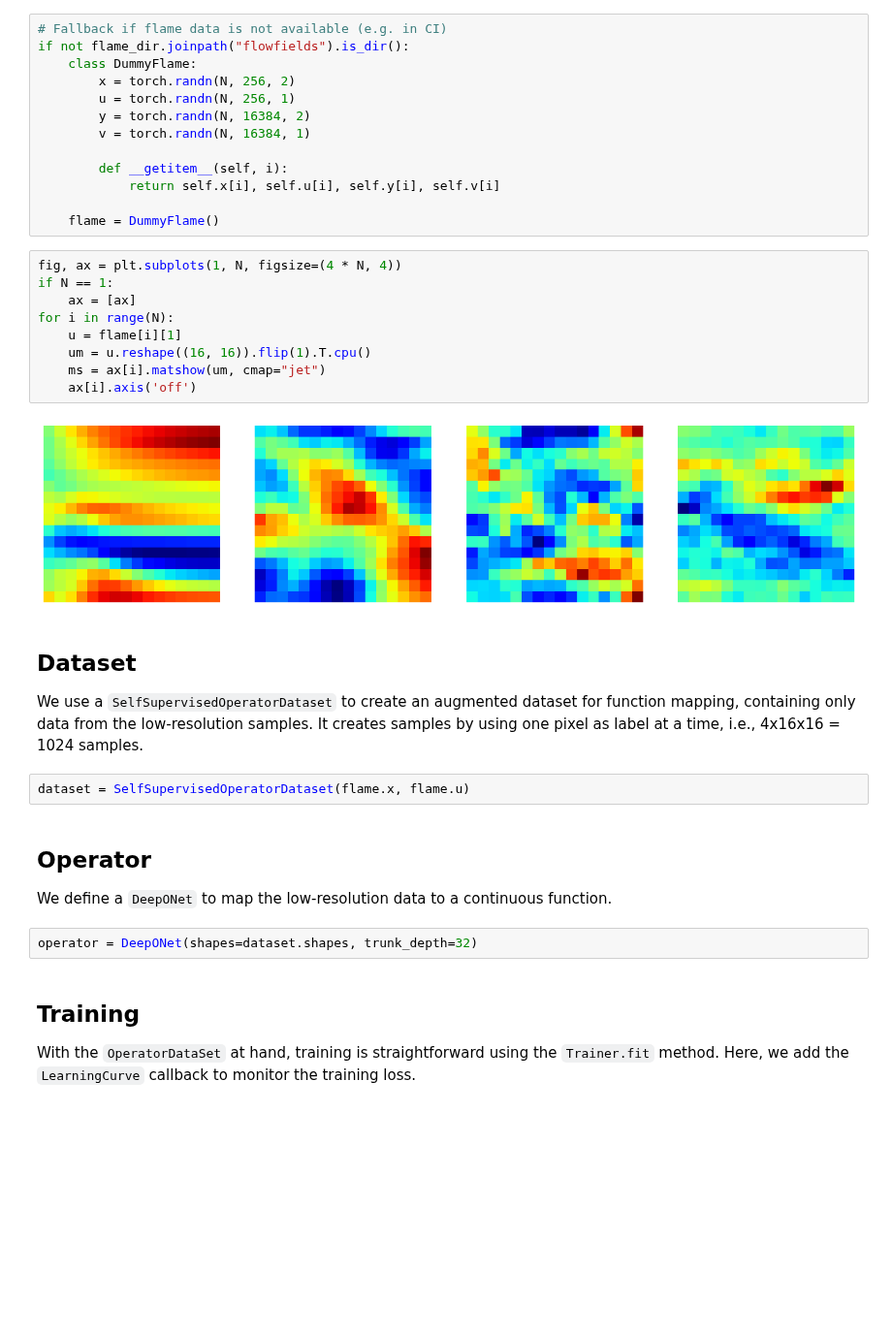
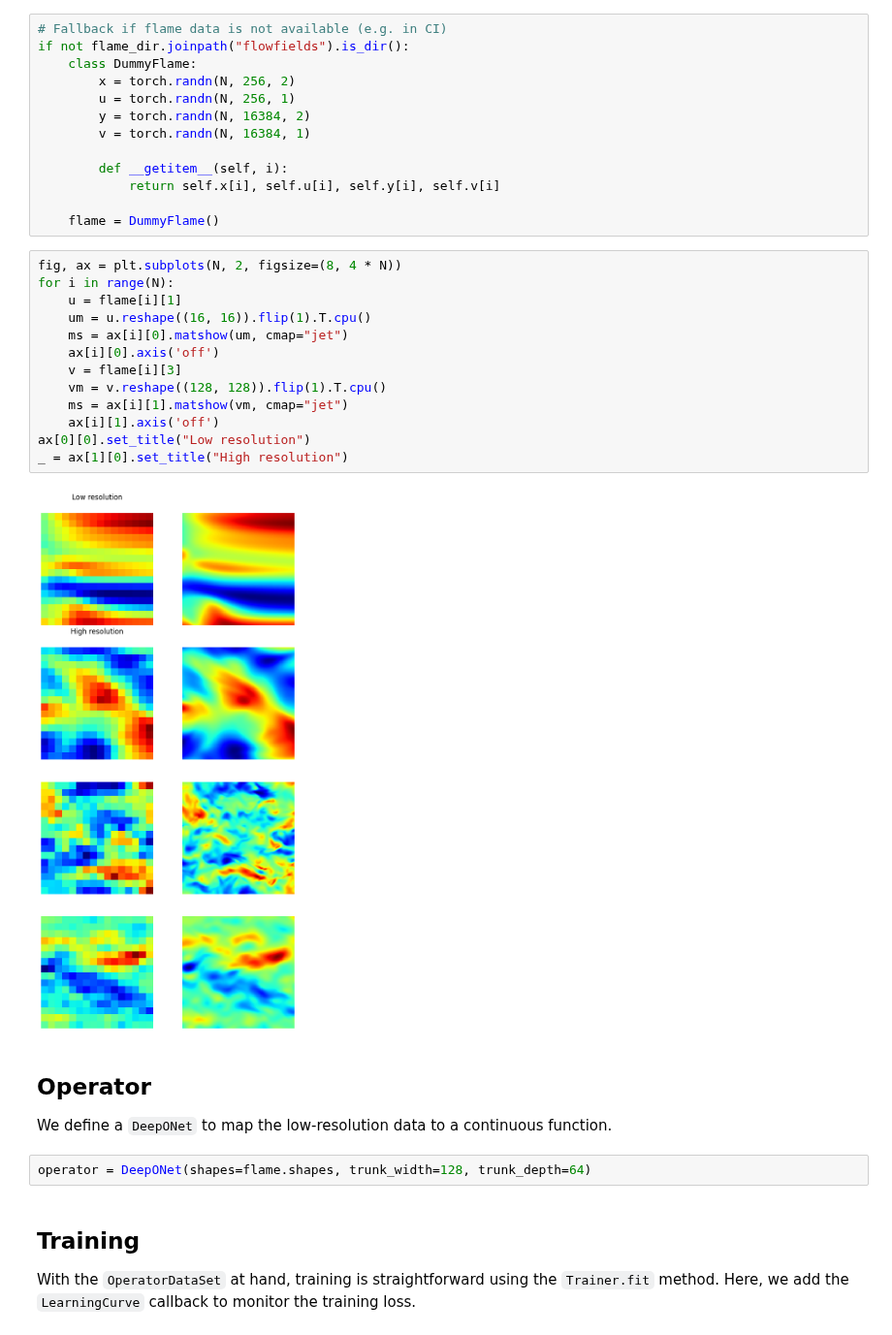
Before and after one commit to aai-institute/continuiti, a Jupyter notebook: examples/superresolution.ipynb, the cells around one changed output. Shown at 97% size. Saved outputs shown, nothing was run; the diff lists cells and outputs as text; blank space fills up the shorter version.

Commit message:
Use high-resolution to train operator.

```diff
--- a/examples/superresolution.ipynb
+++ b/examples/superresolution.ipynb
@@ -56,30 +53,26 @@ if not flame_dir.joinpath("flowfields").is_dir():
 
     flame = DummyFlame()
 # %%
-fig, ax = plt.subplots(1, N, figsize=(4 * N, 4))
-if N == 1:
-    ax = [ax]
+fig, ax = plt.subplots(N, 2, figsize=(8, 4 * N))
 for i in range(N):
     u = flame[i][1]
     um = u.reshape((16, 16)).flip(1).T.cpu()
-    ms = ax[i].matshow(um, cmap="jet")
-    ax[i].axis('off')
+    ms = ax[i][0].matshow(um, cmap="jet")
+    ax[i][0].axis('off')
+    v = flame[i][3]
+    vm = v.reshape((128, 128)).flip(1).T.cpu()
+    ms = ax[i][1].matshow(vm, cmap="jet")
+    ax[i][1].axis('off')
+ax[0][0].set_title("Low resolution")
+_ = ax[1][0].set_title("High resolution")
 # %% [output]
-[figure, old version]
+[figure, new version]
-# %% [markdown]
-## Dataset
-
-We use a `SelfSupervisedOperatorDataset` to create an augmented dataset for function mapping,
-containing only data from the low-resolution samples. It creates samples by using one
-pixel as label at a time, i.e., 4x16x16 = 1024 samples.
-# %%
-dataset = SelfSupervisedOperatorDataset(flame.x, flame.u)
 # %% [markdown]
 ## Operator
 
 We define a `DeepONet` to map the low-resolution data to a continuous function.
 # %%
-operator = DeepONet(shapes=dataset.shapes, trunk_depth=32)
+operator = DeepONet(shapes=flame.shapes, trunk_width=128, trunk_depth=64)
 # %% [markdown]
 ## Training
 
```
Also changed, not shown: parts of 6 cells of this notebook.
